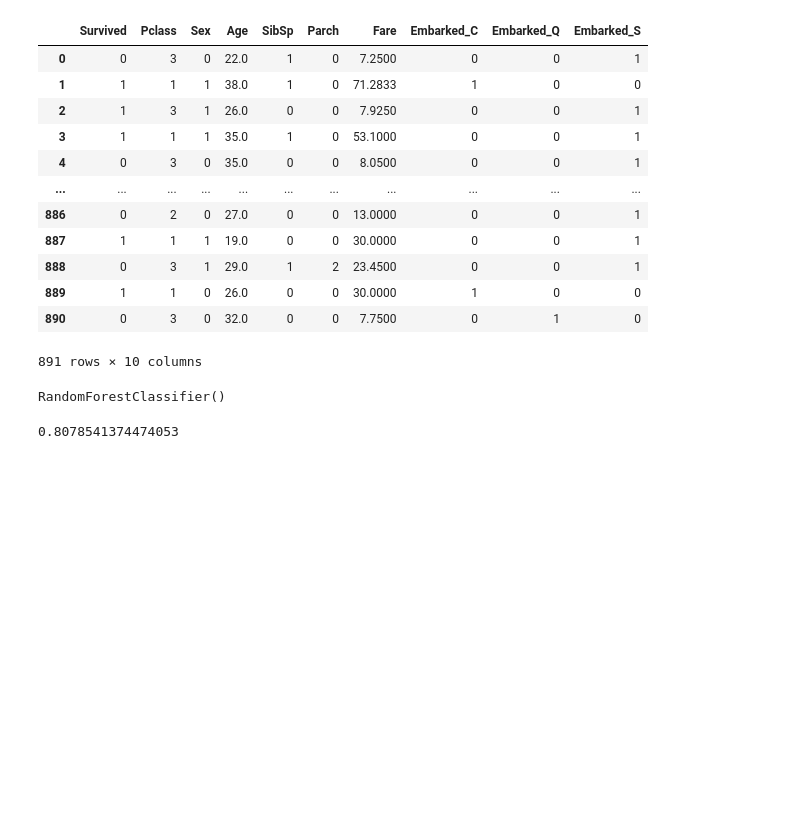
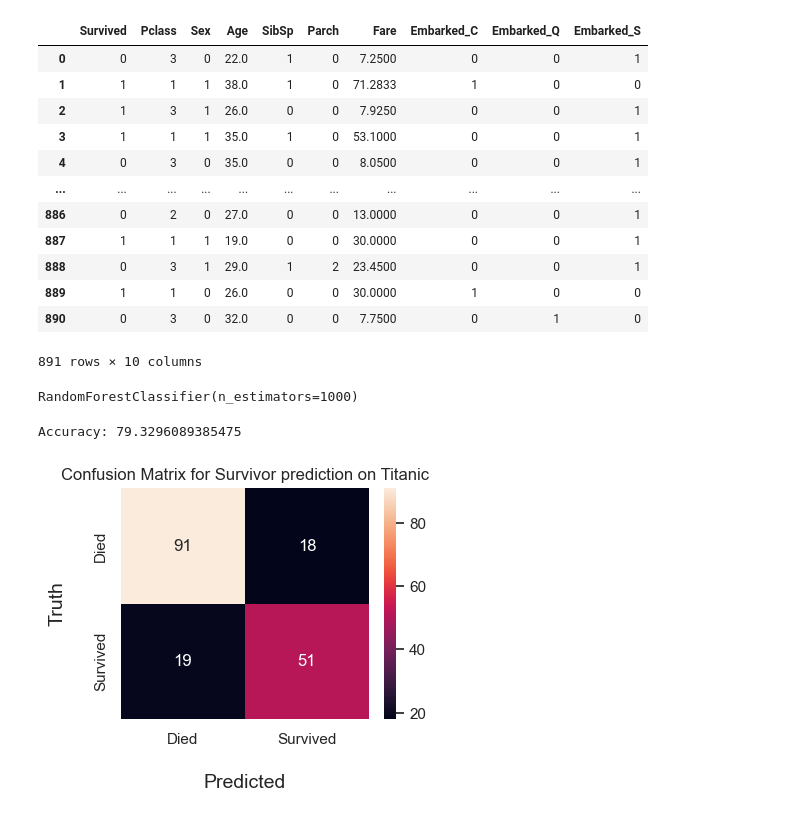
Before and after one commit to gaellinkeu/ML-on-Titanic-Data, a Jupyter notebook: Random Forest.ipynb, the cells around one changed output. Drawn from its saved outputs; the diff is of its cells as text; code cells hidden in the pictures; blank space fills up the shorter version.

```diff
--- a/Random Forest.ipynb
+++ b/Random Forest.ipynb
@@ -85,12 +86,12 @@ new_df
 | 890 | 0 | 3 | 0 | 32.0 | 0 | 0 | 7.7500 | 0 | 1 | 0 |
 891 rows × 10 columns
 # %%
-X_train, X_test, y_train, y_test = train_test_split(new_df.loc[:,new_df.columns!='Survived'], new_df['Survived'], test_size=0.8)
+X_train, X_test, y_train, y_test = train_test_split(new_df.loc[:,new_df.columns!='Survived'], new_df['Survived'], test_size=0.2)
 # %%
-rf = RandomForestClassifier(n_estimators=100)
+rf = RandomForestClassifier(n_estimators=1000)
 # %%
 rf.fit(X_train, y_train)
 # %% [output]
-RandomForestClassifier()
+RandomForestClassifier(n_estimators=1000)
 # %%
 y_pred = rf.predict(X_test)
@@ -99,4 +98,24 @@ accuracy = accuracy_score(y_test, y_pred)
-# %%
-accuracy
-# %% [output]
-0.8078541374474053
+# %%
+def conf_matrix(y_test, y_pred, labels = [0, 1]):
+
+    conf_matrix = confusion_matrix(y_test, y_pred, labels=[0, 1])
+    plt.figure(figsize=(4,3), dpi=100)
+    sns.set(font_scale=1)
+
+    ax = sns.heatmap(conf_matrix, annot=True, fmt='d')
+    ax.set_xlabel("Predicted", fontsize=14, labelpad=20)
+    ax.xaxis.set_ticklabels(['Died', 'Survived'])
+
+    ax.set_ylabel("Truth", fontsize=14, labelpad=20)
+    ax.yaxis.set_ticklabels(['Died', 'Survived'])
+
+    ax.set_title("Confusion Matrix for Survivor prediction on Titanic")
+
+    plt.show()
+# %%
+accuracy = accuracy_score(y_test, y_pred)
+print(f'Accuracy: {accuracy_score(y_test, y_pred)*100}')
+conf_matrix(y_test, y_pred)
+# %% [output]
+Accuracy: 79.3296089385475
+[figure, added]
```
Also changed, not shown: parts of 2 cells of this notebook, 18 other files.
